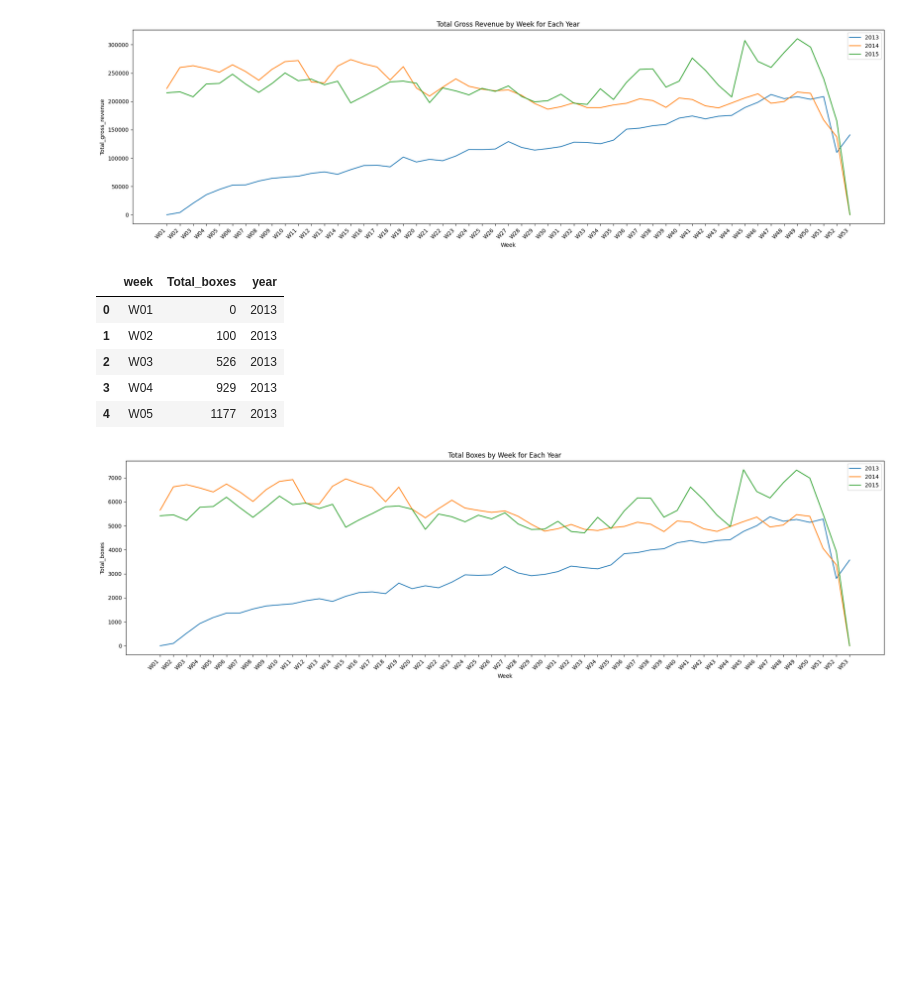
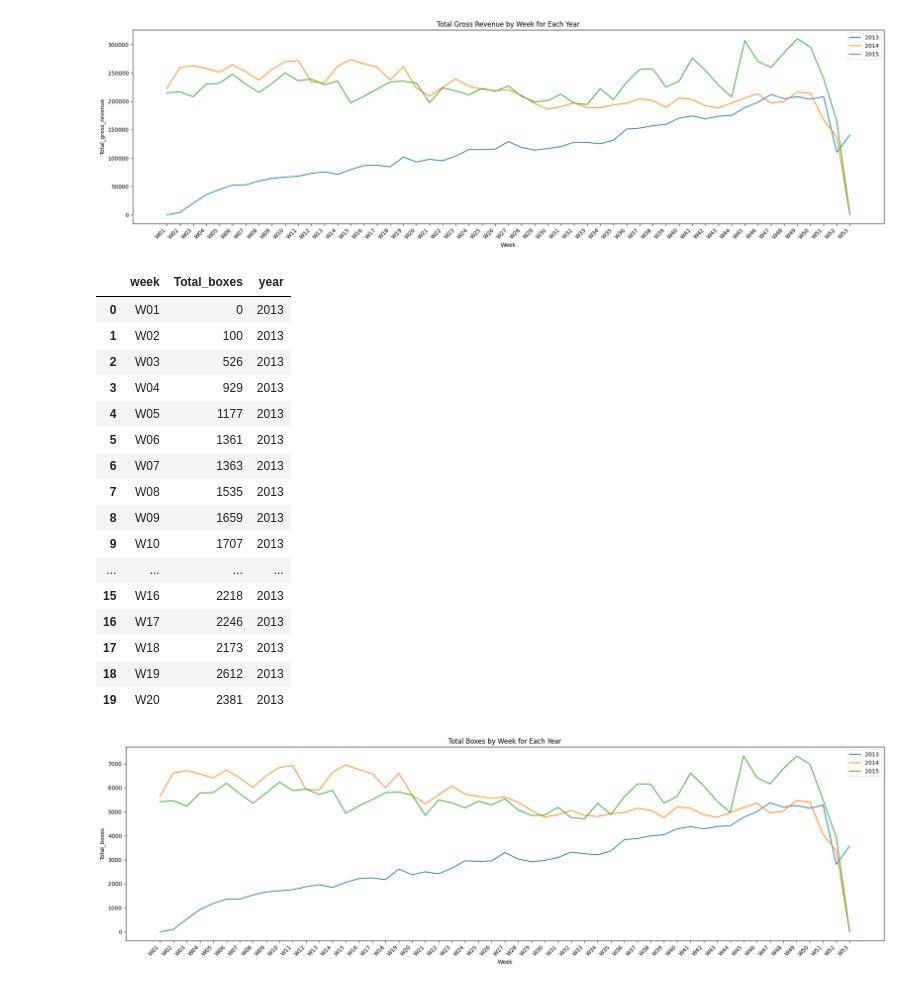
Before and after one commit to FabiBarbos/Churn, a Jupyter notebook: Olá,_este_é_o_Colaboratory.ipynb, the cells around one changed output. Drawn from its saved outputs; the diff is of its cells as text; code cells hidden in the pictures; blank space fills up the shorter version.

```diff
--- a/Olá,_este_é_o_Colaboratory.ipynb
+++ b/Olá,_este_é_o_Colaboratory.ipynb
@@ -354,14 +407,25 @@ df_resultado_boxes_2015 = df_resultado_boxes_2015.assign(year=pd.Series(["2015"]
 # %%
 # Juntar os três dataframes Total boxes
 df_resultado_boxes = pd.concat([df_resultado_boxes_2013, df_resultado_boxes_2014, df_resultado_boxes_2015])
-df_resultado_boxes.head()
+df_resultado_boxes.head(20)
 # %% [output]
 |  | week | Total_boxes | year |
 | 0 | W01 | 0 | 2013 |
 | 1 | W02 | 100 | 2013 |
 | 2 | W03 | 526 | 2013 |
 | 3 | W04 | 929 | 2013 |
 | 4 | W05 | 1177 | 2013 |
+| 5 | W06 | 1361 | 2013 |
+| 6 | W07 | 1363 | 2013 |
+| 7 | W08 | 1535 | 2013 |
+| 8 | W09 | 1659 | 2013 |
+| 9 | W10 | 1707 | 2013 |
+| ... | ... | ... | ... |
+| 15 | W16 | 2218 | 2013 |
+| 16 | W17 | 2246 | 2013 |
+| 17 | W18 | 2173 | 2013 |
+| 18 | W19 | 2612 | 2013 |
+| 19 | W20 | 2381 | 2013 |
 # %%
 # Plotar gráfico de linhas
 plt.figure(figsize=(20, 6))
```
Also changed, not shown: parts of 18 cells of this notebook.
